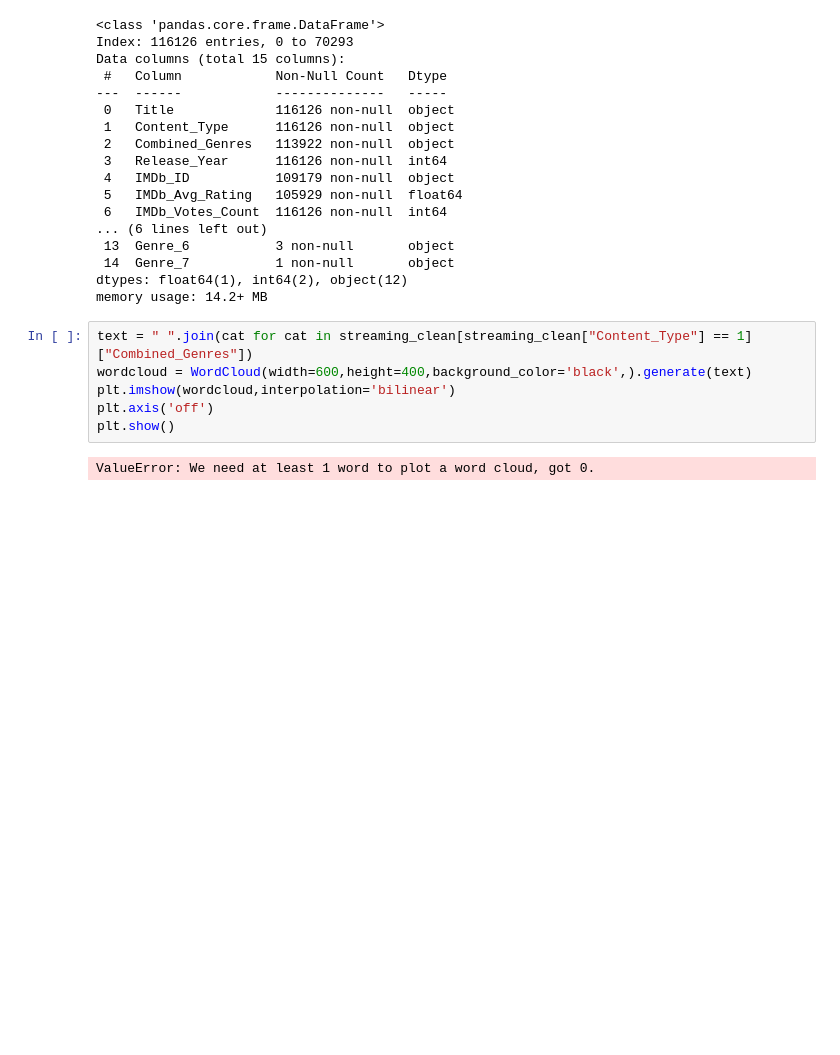
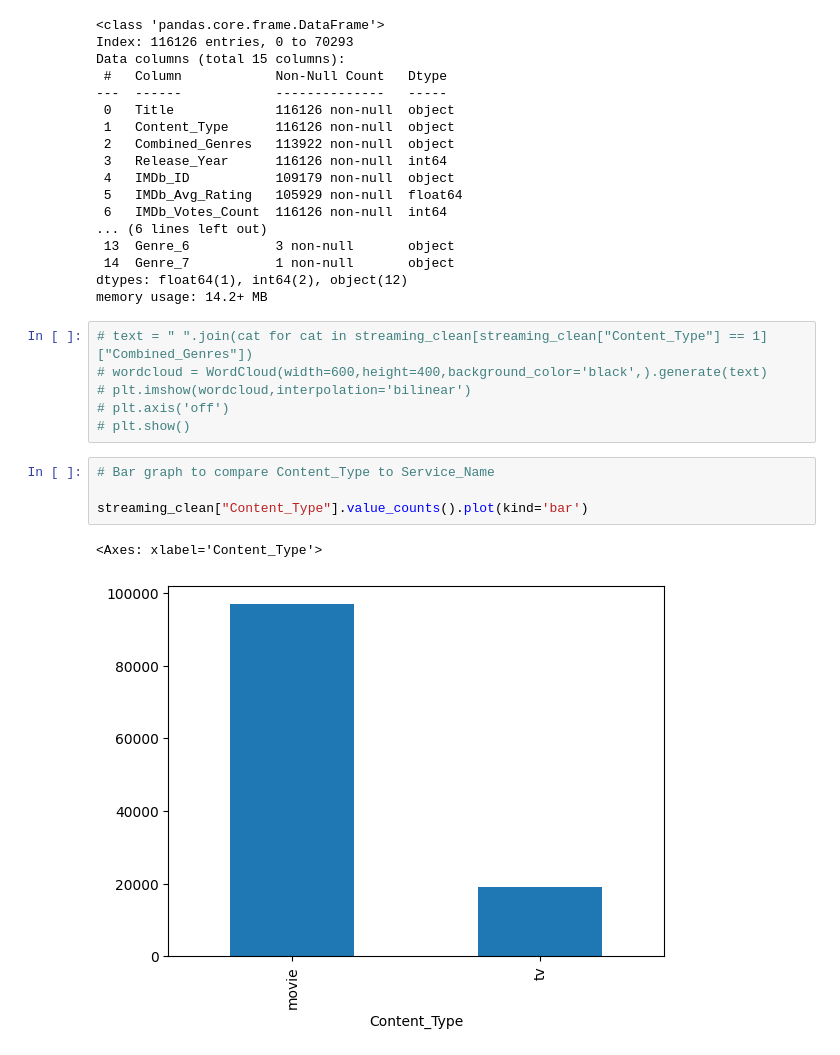
Before and after one commit to rkynhoff/Streaming_Service_Comparisons, a Jupyter notebook: STRM_SERV_COMP_V2.ipynb, the cells around one changed output. Saved outputs shown, nothing was run; the diff lists cells and outputs as text; blank space fills up the shorter version.

Commit message:
Imported seaborn & Managed a couple simple plots

```diff
--- a/STRM_SERV_COMP_V2.ipynb
+++ b/STRM_SERV_COMP_V2.ipynb
@@ -410,10 +411,15 @@ Data columns (total 15 columns):
 dtypes: float64(1), int64(2), object(12)
 memory usage: 14.2+ MB
 # %%
-text = " ".join(cat for cat in streaming_clean[streaming_clean["Content_Type"] == 1]["Combined_Genres"])
-wordcloud = WordCloud(width=600,height=400,background_color='black',).generate(text)
-plt.imshow(wordcloud,interpolation='bilinear')
-plt.axis('off')
-plt.show()
+# text = " ".join(cat for cat in streaming_clean[streaming_clean["Content_Type"] == 1]["Combined_Genres"])
+# wordcloud = WordCloud(width=600,height=400,background_color='black',).generate(text)
+# plt.imshow(wordcloud,interpolation='bilinear')
+# plt.axis('off')
+# plt.show()
-# %% [output]
-ValueError: We need at least 1 word to plot a word cloud, got 0.
+# %%
+# Bar graph to compare Content_Type to Service_Name
+
+streaming_clean["Content_Type"].value_counts().plot(kind='bar')
+# %% [output]
+<Axes: xlabel='Content_Type'>
+[figure, added]
```
Also changed, not shown: parts of 9 cells of this notebook.
